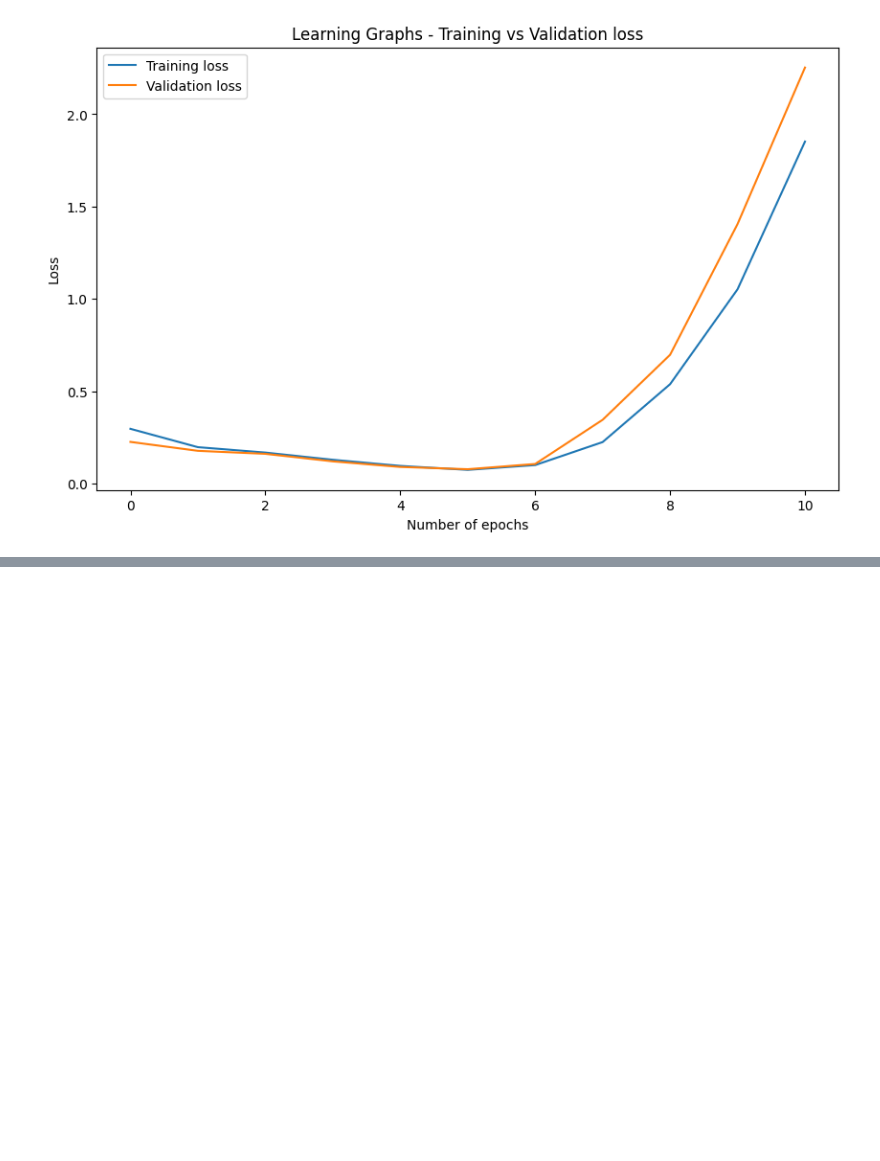
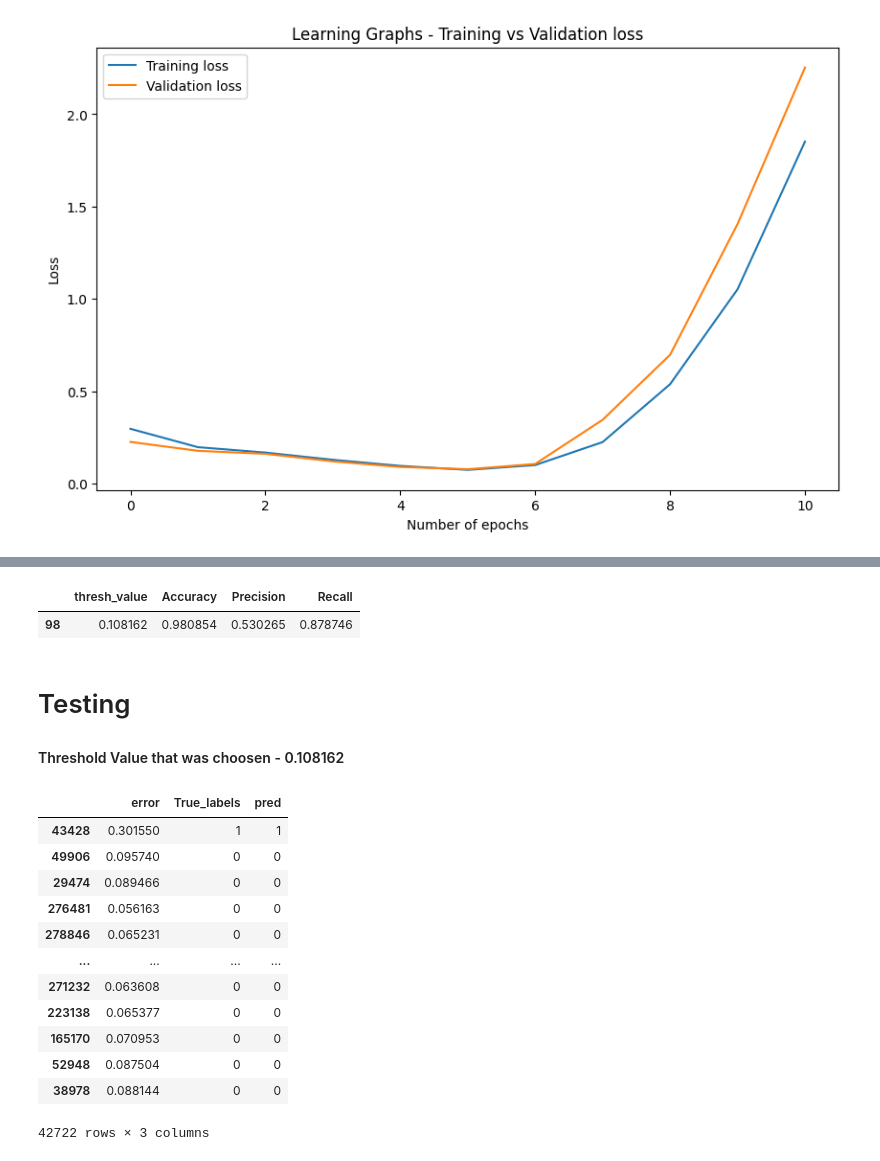
Before and after one commit to santhoshkavi123/DeepLearning, a Jupyter notebook: AutoEncoder/FraudDetection_AE.ipynb, the cells around one changed output, grey strips where cells are left out. Cells and saved outputs as stored; diff of their text form; code cells hidden in the pictures; blank space fills up the shorter version.

```diff
--- a/AutoEncoder/FraudDetection_AE.ipynb
+++ b/AutoEncoder/FraudDetection_AE.ipynb
@@ -374,0 +375,31 @@ plt.show()
+# %%
+threshdict_df[threshdict_df["Recall"] == threshdict_df["Recall"].max()]
+# %% [output]
+|  | thresh_value | Accuracy | Precision | Recall |
+| 98 | 0.108162 | 0.980854 | 0.530265 | 0.878746 |
+# %% [markdown]
+# Testing
+
+#### Threshold Value that was choosen - 0.108162
+# %%
+reconstruction_test = autoencoder_model.predict(X_test, verbose = 0)
+reconstruction_error_test = tf.keras.losses.mae(reconstruction_test, X_test)
+
+# Construct recons_test_df dataframe
+recons_test_df = pd.DataFrame({"error": reconstruction_error_test, "True_labels":y_test})
+recons_test_df["pred"] = recons_test_df.apply(lambda x : 1 if x["error"] > 0.108162 else 0, axis = 1)
+recons_test_df
+# %% [output]
+|  | error | True_labels | pred |
+| 43428 | 0.301550 | 1 | 1 |
+| 49906 | 0.095740 | 0 | 0 |
+| 29474 | 0.089466 | 0 | 0 |
+| 276481 | 0.056163 | 0 | 0 |
+| 278846 | 0.065231 | 0 | 0 |
+| ... | ... | ... | ... |
+| 271232 | 0.063608 | 0 | 0 |
+| 223138 | 0.065377 | 0 | 0 |
+| 165170 | 0.070953 | 0 | 0 |
+| 52948 | 0.087504 | 0 | 0 |
+| 38978 | 0.088144 | 0 | 0 |
+42722 rows × 3 columns
```
Also changed, not shown: parts of 9 cells of this notebook.
